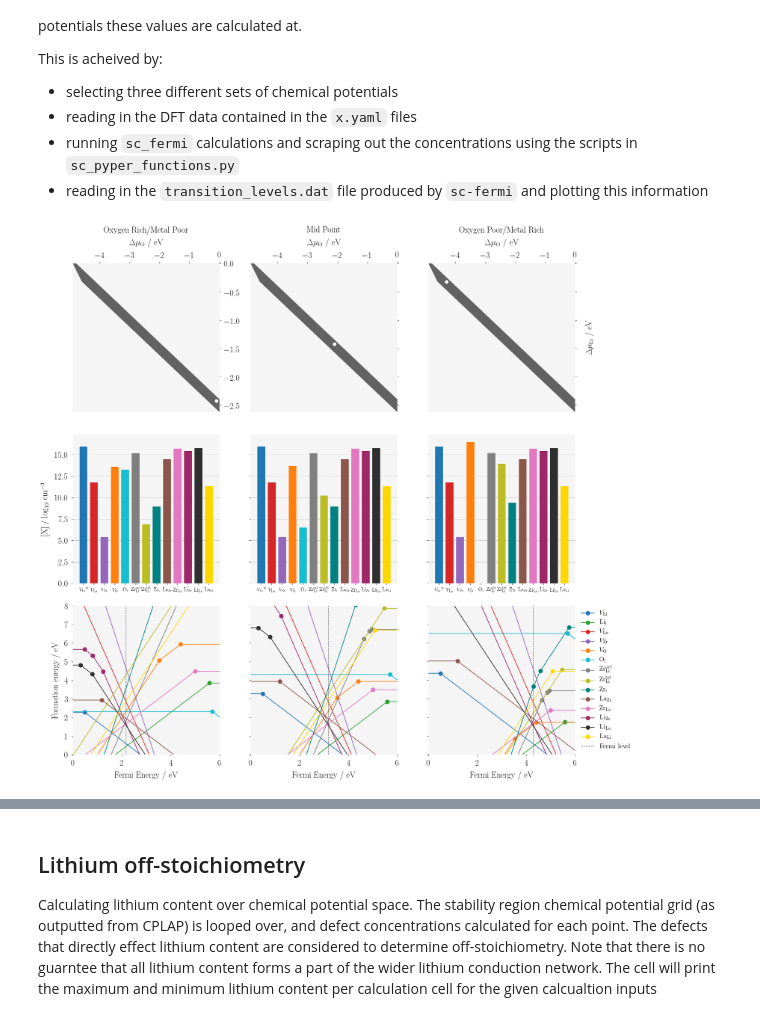
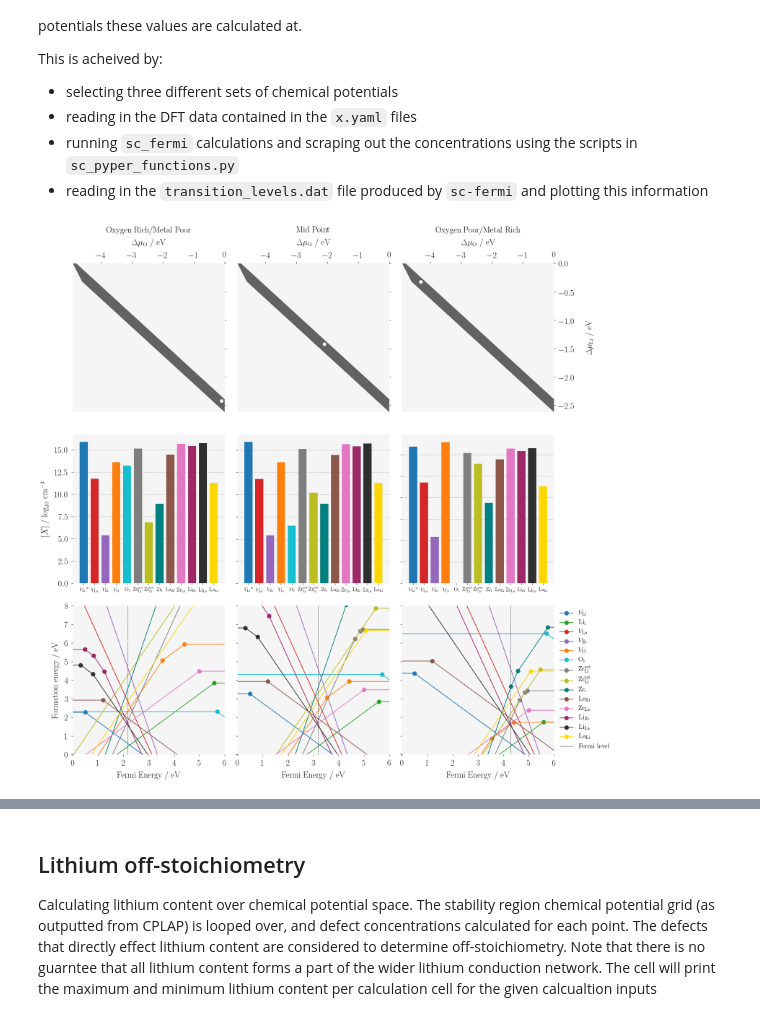
Before and after one commit to alexsquires/native-defects-in-llzo, a Jupyter notebook: analysis/defects_in_llzo.ipynb, the cells around one changed output, grey strips where cells are left out. Drawn from its saved outputs; the diff is of its cells as text; code cells hidden in the pictures.

Commit message:
figure fixes

```diff
--- a/analysis/defects_in_llzo.ipynb
+++ b/analysis/defects_in_llzo.ipynb
@@ -335,7 +341,7 @@ def plot_tls(transition_levels):
 
 examples =  (75,12,42)                                       # define three points on the stabilty region grid that represent a low O chemical potential
                                                              # moderate O chemical potential, and high O chemical potential.
-fig, axs = plt.subplots(3,3, figsize =(18,18), sharey='row') # define full figure
+fig, axs = plt.subplots(3,3, figsize =(18,18)) # define full figure
 
 
 # plot stability region for first case
@@ -364,9 +370,11 @@ ax.set_xticks(index)
 ax.set_xticklabels(chart_labels, fontsize=12)
 ax.set_axisbelow(True)
 ax.set_ylim([0,None])
+ax.set_yticklabels(ax.get_yticklabels(), visible=False)
 # Read transition levels from sc-fermi output and plot
 ax = axs[2,2]
 transition_levels = scpf.read_full_transition_levels()
+ax.set_yticklabels(ax.get_yticklabels(), visible=False)
 plot_tls(transition_levels)
 
 
@@ -376,6 +384,7 @@ ax.set_title('Oxygen Rich/Metal Poor', pad = 70)
 stab_ax('mu_O','mu_Li',ax)
 ax.set_xlabel('$\Delta\mu_\mathrm{O}$ / eV')
 ax.scatter(grid['mu_O'][examples[1]],grid['mu_Li'][examples[1]], color ='white',zorder=10)
+ax.set_yticklabels(ax.get_yticklabels(), visible=False)
 ax = axs[1,0]
 ax.grid(axis='y', linestyle='--', zorder =-5)
 results = scpf.run_some_fermi(scpf.compile_defects(grid.iloc[examples[1]].to_dict()), # read in chemical potentials from stablity region
@@ -404,36 +413,39 @@ ax.set_title('Mid Point', pad = 70) #\n $\Delta\mu_\mathrm{Li} =$ '+str(round(gr
 stab_ax('mu_O','mu_Li',ax)
 ax.set_xlabel('$\Delta\mu_\mathrm{O}$ / eV')
 ax.scatter(grid['mu_O'][examples[2]],grid['mu_Li'][examples[2]], color ='white',zorder=10)
+ax.set_yticklabels(ax.get_yticklabels(), visible=False)
 ax = axs[1,1]
 ax.grid(axis='y', linestyle='--', zorder =-5)
 results = scpf.run_some_fermi(scpf.compile_defects(grid.iloc[examples[2]].to_dict()), # read in chemical potentials from stablity region
                          nelect=544,   # number of electrons in calculation
                          e_gap=5.9034, # bandgap magnitude
                          T=1500,       # temperature
                          spin_polarised=True) # is calculation spin polarised?
 concs = wrap_concs(results)
 defect_concs = np.log10([concs['net_li'],concs['v_la'],concs['v_zr'],concs['v_o'],concs['o_i'],
                          concs['zr_li'],concs['zr_li_t'],concs['zr_i'],concs['la_zr'],concs['zr_la'],
                          concs['li_zr'],concs['li_la'],concs['la_li']])
 index = np.arange(len(defect_concs))
 ax.bar(index,defect_concs,color=colours,width=0.75)
 ax.set_xticks(index)
 ax.set_xticklabels(chart_labels, fontsize=12)
+ax.set_yticklabels(ax.get_yticklabels(), visible=False)
 ax.set_axisbelow(True)
 ax.set_ylim([0,None])
 ax = axs[2,1]
 transition_levels = scpf.read_full_transition_levels()
+ax.set_yticklabels(ax.get_yticklabels(), visible=False)
 plot_tls(transition_levels)
 
 
 #final plot and save figure for paper
 
 plt.tight_layout()
 plt.legend(loc='center left', bbox_to_anchor=(1, 0.5))
 plt.savefig('../figures/chems_plus.pdf',bbox_inches='tight')
 plt.show()
 # %% [output]
-[figure, old version]
+[figure, new version]
 # %%
 grid = ex_grid
 
```
Also changed, not shown: parts of 4 cells of this notebook, 6 other files.
